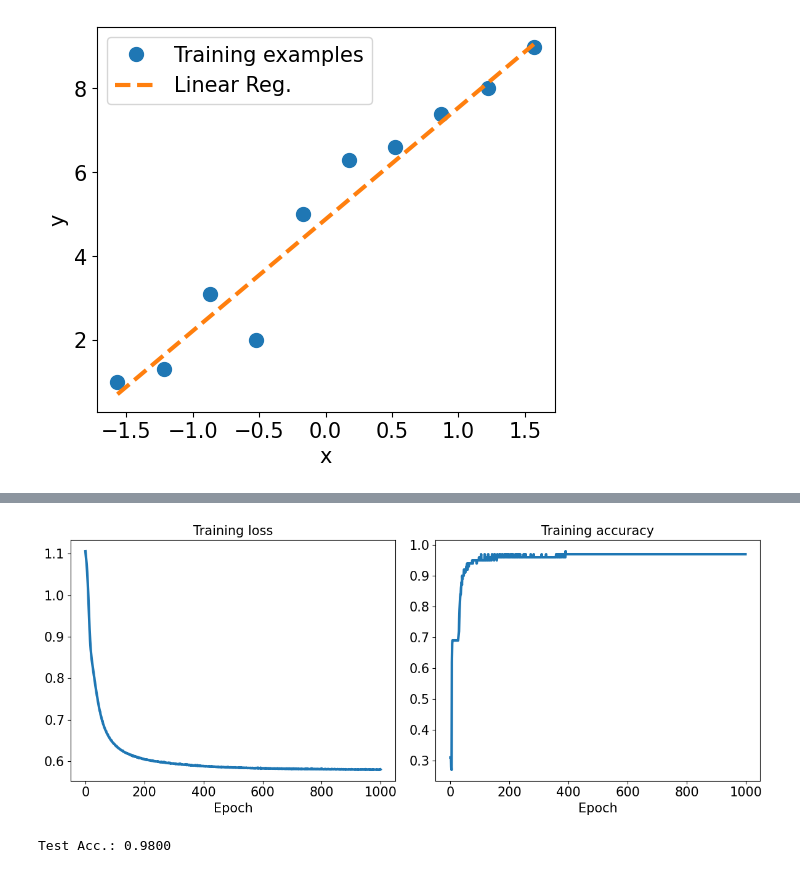
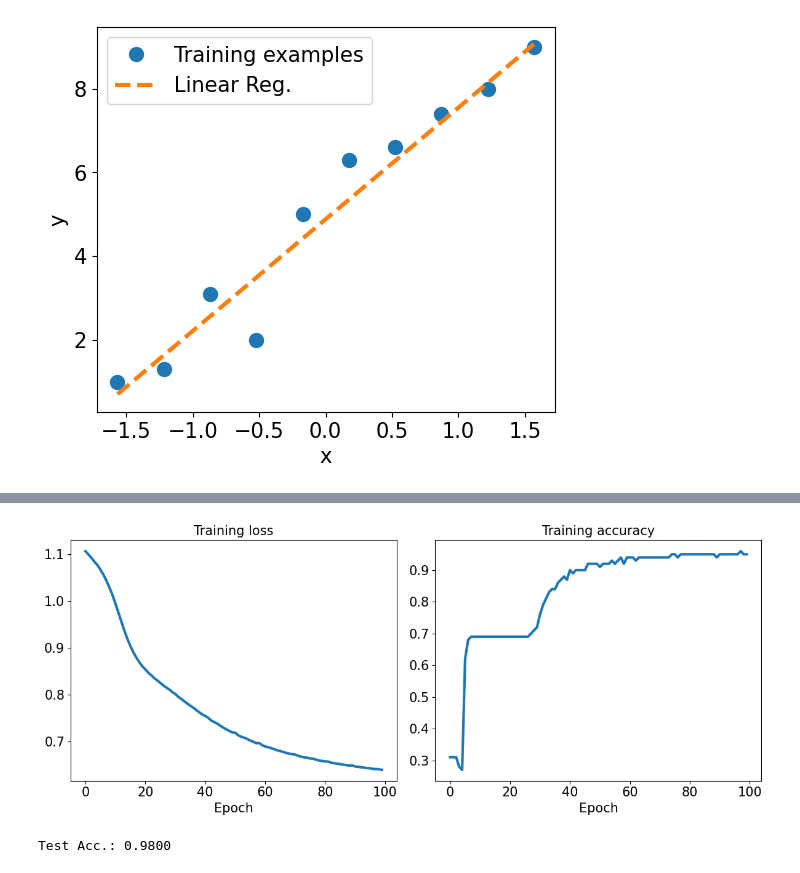
Before and after one commit to tyler-keller/rubiks-cube-nn, a Jupyter notebook: test.ipynb, the cells around one changed output, grey strips where cells are left out. Saved outputs shown, nothing was run; the diff lists cells and outputs as text; code cells hidden in the pictures.

```diff
--- a/test.ipynb
+++ b/test.ipynb
@@ -237,21 +237,21 @@ learning_rate = 0.001
 loss_fn = nn.CrossEntropyLoss()
 optimizer = torch.optim.Adam(model.parameters(), lr=learning_rate)
 # %%
-num_epochs = 100
-loss_hist = [0] * num_epochs
-accuracy_hist = [0] * num_epochs
-for epoch in range(num_epochs):
-    for x_batch, y_batch in train_dl:
-        pred = model(x_batch)
-        loss = loss_fn(pred, y_batch.long())
-        loss.backward()
-        optimizer.step()
-        optimizer.zero_grad()
-        loss_hist[epoch] += loss.item()*y_batch.size(0)
-        is_correct = (torch.argmax(pred, dim=1) == y_batch).float()
-        accuracy_hist[epoch] += is_correct.mean()
-    loss_hist[epoch] /= len(train_dl.dataset)
-    accuracy_hist[epoch] /= len(train_dl.dataset)
+# num_epochs = 100
+# loss_hist = [0] * num_epochs
+# accuracy_hist = [0] * num_epochs
+# for epoch in range(num_epochs):
+#     for x_batch, y_batch in train_dl:
+#         pred = model(x_batch)
+#         loss = loss_fn(pred, y_batch.long())
+#         loss.backward()
+#         optimizer.step()
+#         optimizer.zero_grad()
+#         loss_hist[epoch] += loss.item()*y_batch.size(0)
+#         is_correct = (torch.argmax(pred, dim=1) == y_batch).float()
+#         accuracy_hist[epoch] += is_correct.mean()
+#     loss_hist[epoch] /= len(train_dl.dataset)
+#     accuracy_hist[epoch] /= len(train_dl.dataset)
 # %%
 
 iris = load_iris()
@@ -306,7 +306,7 @@ optimizer = torch.optim.Adam(model.parameters(), lr=learning_rate)
 
 
 
-num_epochs = 1000
+num_epochs = 100
 loss_hist = [0] * num_epochs
 accuracy_hist = [0] * num_epochs
 
@@ -316,34 +316,34 @@ for epoch in range(num_epochs):
         pred = model(x_batch)
         loss = loss_fn(pred, y_batch.long())
         loss.backward()
         optimizer.step()
         optimizer.zero_grad()
 
         loss_hist[epoch] += loss.item()*y_batch.size(0)
         is_correct = (torch.argmax(pred, dim=1) == y_batch).float()
         accuracy_hist[epoch] += is_correct.sum()
 
     loss_hist[epoch] /= len(train_dl.dataset)
     accuracy_hist[epoch] /= len(train_dl.dataset)
 
 
 
 
 fig = plt.figure(figsize=(12, 5))
 ax = fig.add_subplot(1, 2, 1)
 ax.plot(loss_hist, lw=3)
 ax.set_title('Training loss', size=15)
 ax.set_xlabel('Epoch', size=15)
 ax.tick_params(axis='both', which='major', labelsize=15)
 
 ax = fig.add_subplot(1, 2, 2)
 ax.plot(accuracy_hist, lw=3)
 ax.set_title('Training accuracy', size=15)
 ax.set_xlabel('Epoch', size=15)
 ax.tick_params(axis='both', which='major', labelsize=15)
 plt.tight_layout()
 # %% [output]
-[figure, old version]
+[figure, new version]
 # %%
 X_test_norm = (X_test - np.mean(X_train)) / np.std(X_train)
 X_test_norm = torch.from_numpy(X_test_norm).float()
```
Also changed, not shown: parts of 12 cells of this notebook, 2 other files.
